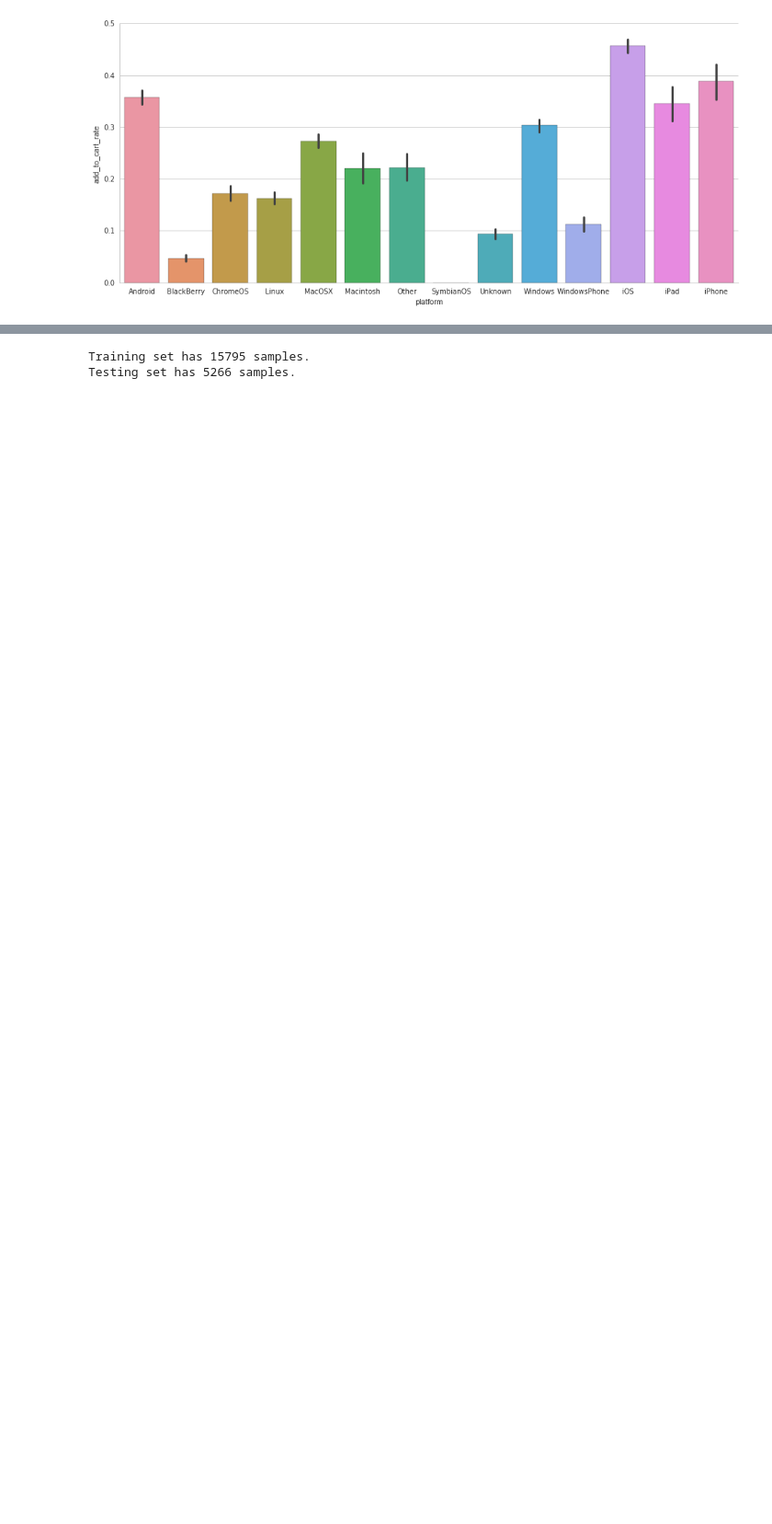
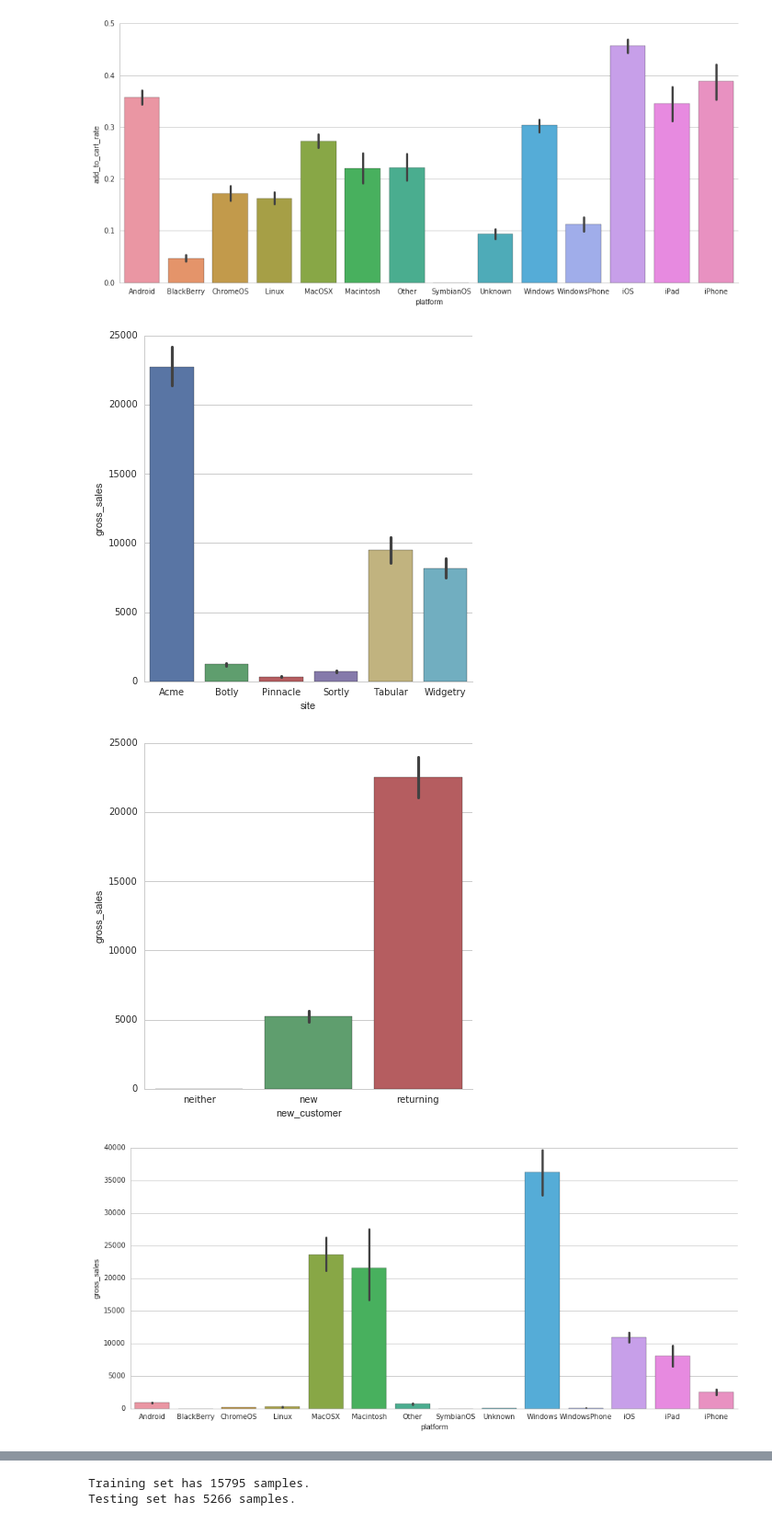
Before and after one commit to hangyao/Zappos, a Jupyter notebook: zappos.ipynb, the cells around one changed output, grey strips where cells are left out. Shown at 92% size. Saved outputs shown, nothing was run; the diff lists cells and outputs as text; code cells hidden in the pictures; blank space fills up the shorter version.

```diff
--- a/zappos.ipynb
+++ b/zappos.ipynb
@@ -115,6 +115,14 @@ g = sns.factorplot(x="platform", y="add_to_cart_rate", data=data, aspect=2.2,siz
 [figure]
 [figure]
 [figure]
+# %%
+g = sns.factorplot(x="site", y="gross_sales", data=data, size=6, kind="bar")
+g = sns.factorplot(x="new_customer", y="gross_sales", data=data, size=6, kind="bar")
+g = sns.factorplot(x="platform", y="gross_sales", data=data, aspect=2.2,size=6, kind="bar")
+# %% [output]
+[figure, added]
+[figure, added]
+[figure, added]
 # %%
 #data_reduce = data.drop(['conversion_rate', 'bounce_rate', 'add_to_cart_rate'], axis=1, inplace=False)
 #g = sns.pairplot(data_reduce, hue='platform', diag_kind='kde')
```
Also changed, not shown: parts of 38 cells of this notebook, 1 other file.
